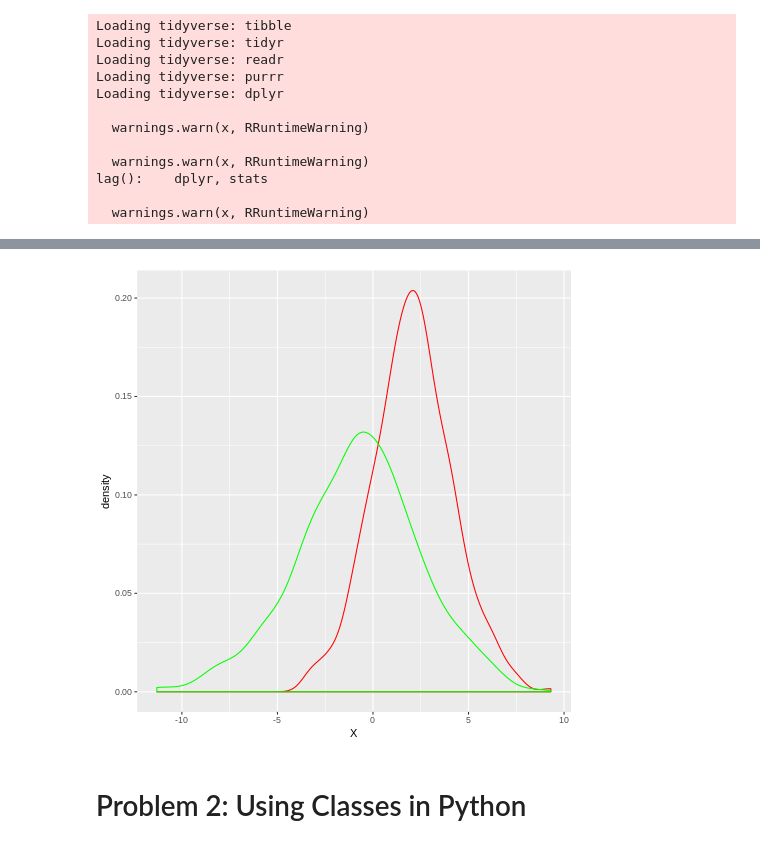
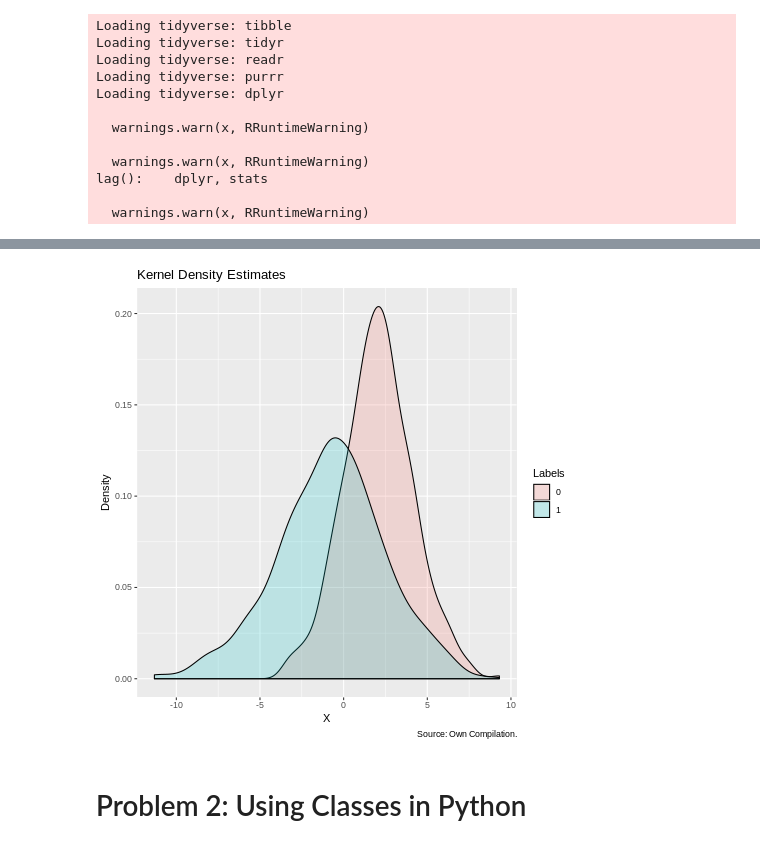
Before and after one commit to sebxwolf/computing-brushup-exam-after, a Jupyter notebook: exam-after.ipynb, the cells around one changed output, grey strips where cells are left out. Saved outputs shown, nothing was run; the diff lists cells and outputs as text; code cells hidden in the pictures.

```diff
--- a/exam-after.ipynb
+++ b/exam-after.ipynb
@@ -36,18 +50,17 @@ cols(
 # %%
 %%R
 # Your data consists of an "X" column and a "label" column
 # Use ggplot to plot a kernel density estimate of each label (overlayed on the same plot)
 # hint: don't forget to make sure the labels are factors!
 new_df <- dat %>% mutate(label = parse_factor(label, NULL))
 
-new_df_1 <- filter(new_df, label == 1)
-new_df_2 <- filter(new_df, label == 0)
-
-ggplot(new_df_1, aes(X)) +
-  geom_density(data=new_df_2, color = "red")+
-  geom_density(data=new_df_1, color = "green")
+ggplot(new_df, aes(X, fill = label)) +
+  geom_density(alpha = 0.2) +
+    labs(title = "Kernel Density Estimates",
+    caption = "Source: Own Compilation.") +
+     ylab("Density") +labs(fill="Labels")
 # %% [output]
-[figure, old version]
+[figure, new version]
 # %% [markdown]
 # Problem 2: Using Classes in Python
 # %%
```
Also changed, not shown: parts of 4 cells of this notebook.
